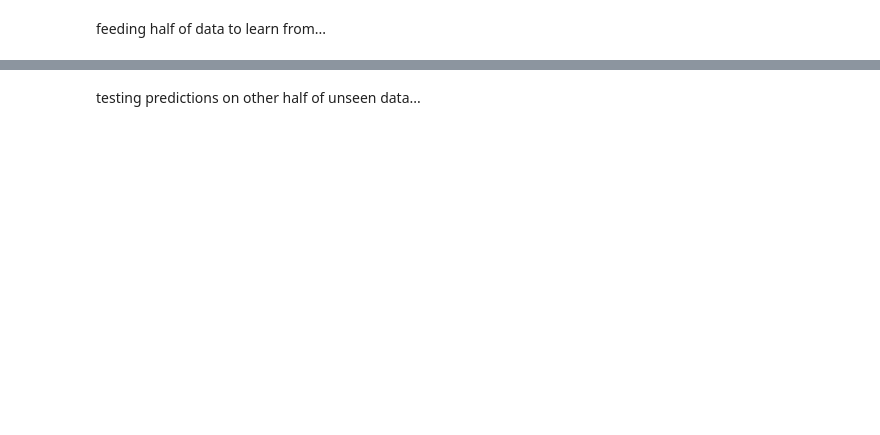
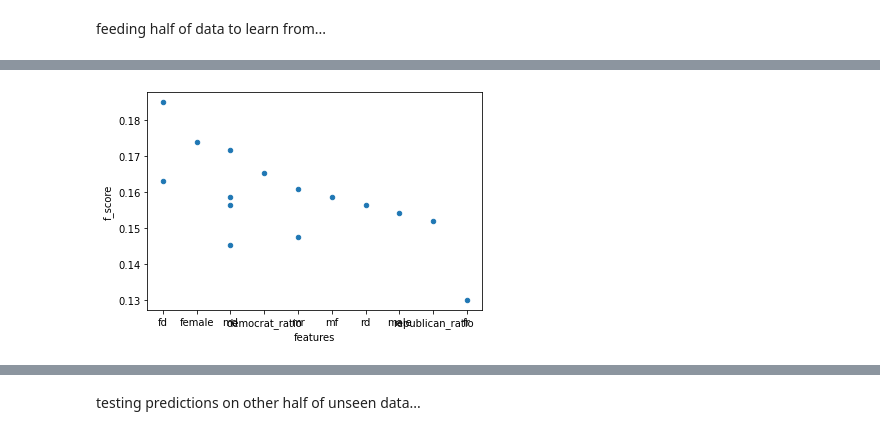
Before and after one commit to sradms0/covid-19-predictor, a Jupyter notebook: report.ipynb, the cells around one changed output, grey strips where cells are left out. Cells and saved outputs as stored; diff of their text form; code cells hidden in the pictures; blank space fills up the shorter version.

Commit message:
update with newer learning alg. and f1score collections

```diff
--- a/report.ipynb
+++ b/report.ipynb
@@ -225,0 +309,5 @@ clf = LogisticRegression(random_state=0, max_iter=2000).fit(X_first_half, y_firs
+# %%
+y_pred = clf.predict_proba(X_test)[:,0] > .4
+precision_recall_fscore_support(y_test, y_pred, average='micro')
+clf.score(X_test, y_test)
+# y_train_pred, y_test_pred
@@ -225,0 +316,6 @@ clf = LogisticRegression(random_state=0, max_iter=2000).fit(X_first_half, y_firs
+# %%
+cleaner.finalize()
+cleaned_data = pd.read_csv(cleaner.FINAL_SRC)
+X = cleaned_data['republican_ratio']
+y = cleaned_data['risk_classification']
+stats.pearsonr(X, y)
@@ -225,0 +366,74 @@ clf = LogisticRegression(random_state=0, max_iter=2000).fit(X_first_half, y_firs
+# %%
+gender_features = {
+    'male':'male',
+    'female':'female'
+}
+
+gender_race_features = {
+    'white_male':      'white_male',
+    'white_female':    'white_female',
+    'black_male':      'black_male',
+    'black_female':    'black_female',
+    'hispanic_male':   'hispanic_male',
+    'hispanic_female': 'hispanic_female',
+    'asian_male':      'asian_male',
+    'asian_female':    'asian_female'
+}
+
+party_ratio = {
+    'republican_ratio': 'republican_ratio',
+    'democrat_ratio': 'democrat_ratio'
+}
+
+
+score_avgs = [
+    'binary',
+    'micro',
+    'macro',
+    'weighted'
+]
+all_additional_features = []
+# for fs in [gender_features.values(), gender_race_features.values(),party_ratio.values()]:
+for fs in [gender_features.values(), party_ratio.values()]:
+    all_additional_features += list(fs)
+all_additional_features
+
+import itertools
+from functools import reduce
+
+all_features_combinations = []
+for r in range(len(all_additional_features)):
+    all_features_combinations.append(list(itertools.combinations(all_additional_features,r+1)))
+all_features_combinations
+
+all_feature_f1_score_combinations = []
+# def reduce(function, iterable, initializer=None):
+# reduce(lambda x,y: x*100*y,[1,2],3)
+for curr_combinations in all_features_combinations:
+    for combination in curr_combinations:
+        f_score, features_used = train_on_and_score(list(combination),score_avg='micro')
+        features_used = reduce(lambda a,b: a[0]+b[0], features_used)
+        __data__ = {'features': features_used, 'f_score':f_score}
+        print(__data__)
+        print('-'*10)
+        all_feature_f1_score_combinations.append(__data__)
+
+all_feature_f1_score_combinations = sorted(
+    all_feature_f1_score_combinations,
+    key = lambda i: i['f_score'],
+    reverse=True
+)
+features_f1_scores = pd.DataFrame(all_feature_f1_score_combinations)
+features_f1_scores
+features_f1_scores.plot(x='features',y='f_score',kind='scatter')
+# print('--f1 scores of various features--')
+# score_avg = score_avgs[1]
+# print(f'(scores avg\'d with {score_avg})\n')
+# print(f'{train_on_and_score([], score_avg=score_avg)}\n')
+# print(f'{train_on_and_score([gender_features["male"]], score_avg=score_avg)}\n')
+# print(f'{train_on_and_score([gender_features["female"]], score_avg=score_avg)}\n')
+# print(f'{train_on_and_score([gender_features["male"],gender_features["female"]], score_avg=score_avg)}\n')
+# print(f'{train_on_and_score([gender_features["male"]], score_avg=score_avg)}\n')
+# print(f'{train_on_and_score(["republican_ratio"], score_avg=score_avg)}\n')
+# print(f'{train_on_and_score(["democrat_ratio"], score_avg=score_avg)}\n')
+# %% [output]
@@ -225,0 +458 @@ clf = LogisticRegression(random_state=0, max_iter=2000).fit(X_first_half, y_firs
+[figure, added]
```
Also changed, not shown: parts of 24 cells of this notebook.
